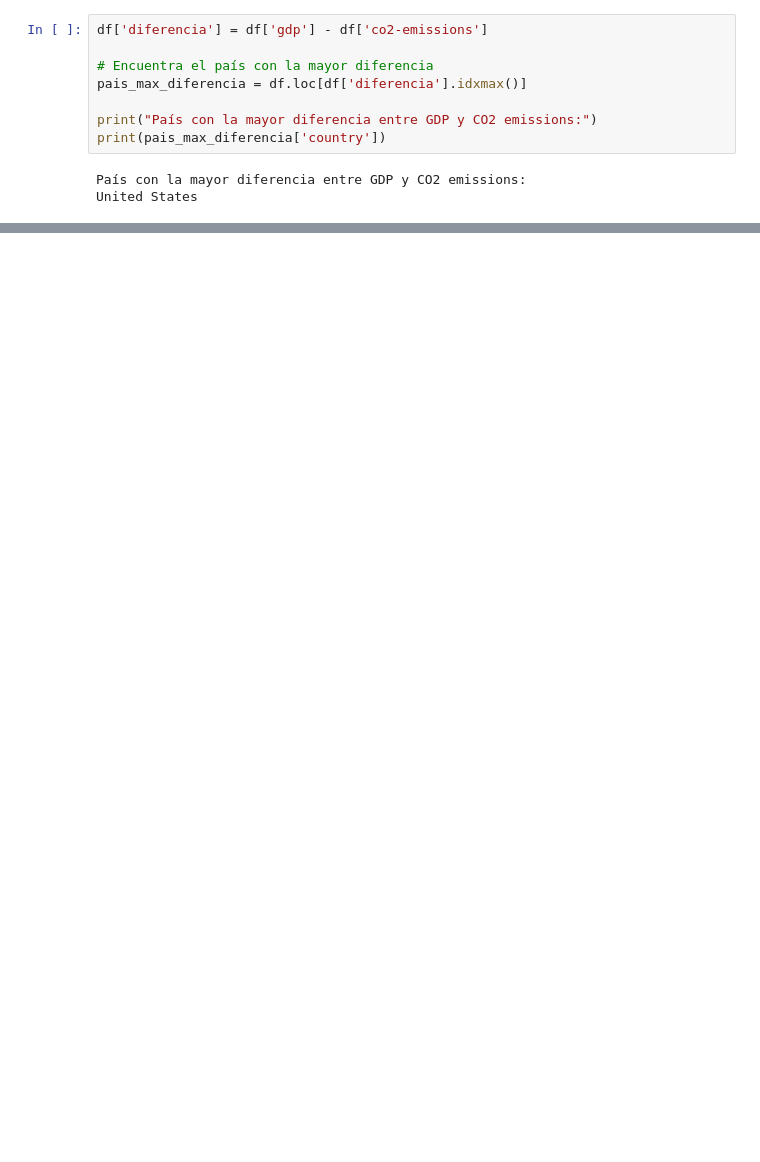
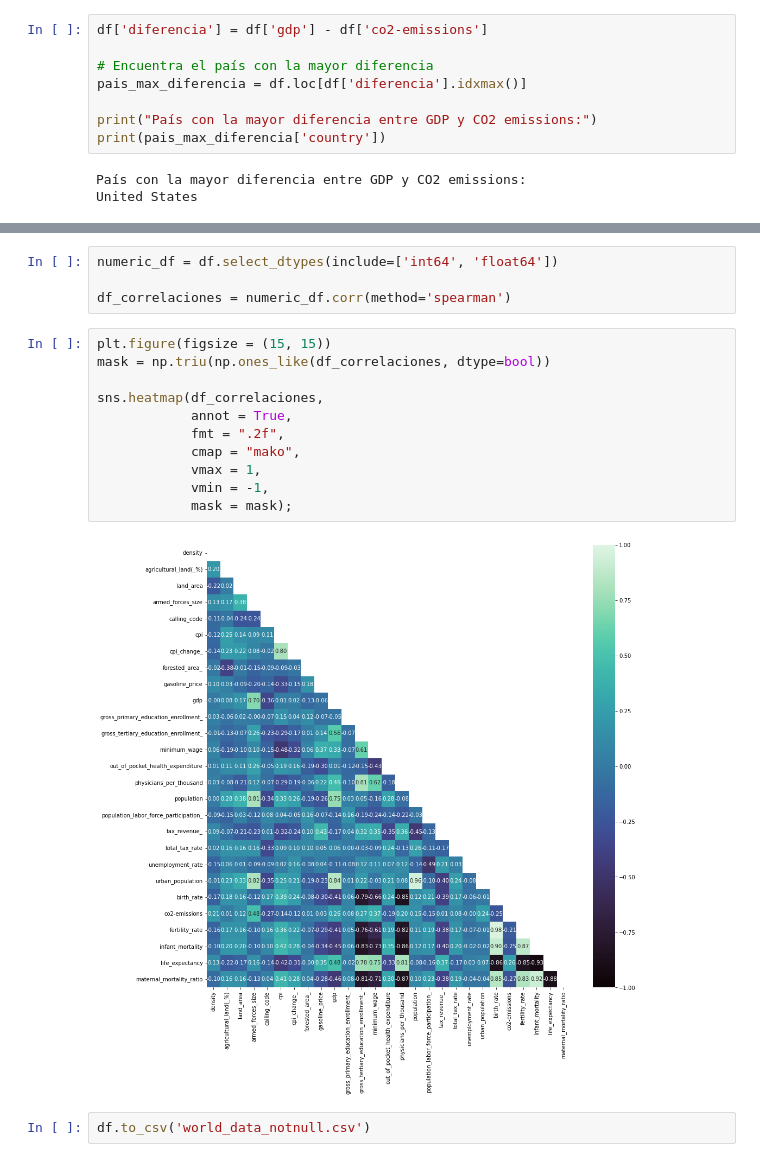
Before and after one commit to Adalab/da-modulo3-sprint2-pairprogramming-PatriciaAnaG, a Jupyter notebook: pair_estadistica_descriptiva.ipynb, the cells around one changed output, grey strips where cells are left out. Drawn from its saved outputs; the diff is of its cells as text; blank space fills up the shorter version.

```diff
--- a/pair_estadistica_descriptiva.ipynb
+++ b/pair_estadistica_descriptiva.ipynb
@@ -310,0 +364,19 @@ United States
+# %%
+numeric_df = df.select_dtypes(include=['int64', 'float64'])
+
+df_correlaciones = numeric_df.corr(method='spearman')
+# %%
+plt.figure(figsize = (15, 15))
+mask = np.triu(np.ones_like(df_correlaciones, dtype=bool))
+
+sns.heatmap(df_correlaciones,
+            annot = True,
+            fmt = ".2f",
+            cmap = "mako",
+            vmax = 1,
+            vmin = -1,
+            mask = mask);
+# %% [output]
+[figure, added]
+# %%
+df.to_csv('world_data_notnull.csv')
```
Also changed, not shown: parts of 9 cells of this notebook, 1 other file.
